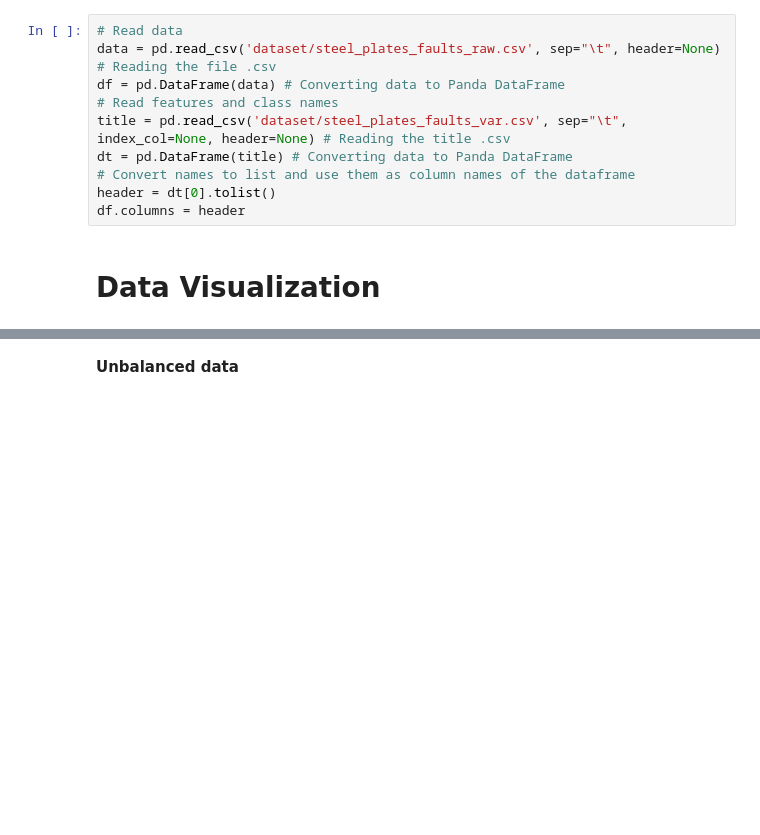
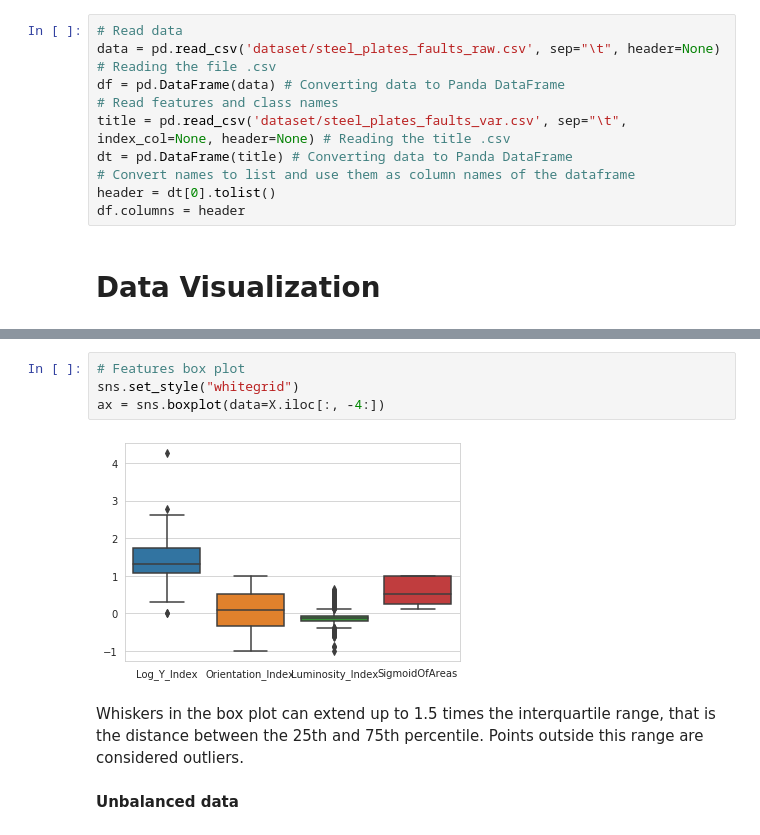
Before and after one commit to dn-lo/ECV_BigData, a Jupyter notebook: steelPlates.ipynb, the cells around one changed output, grey strips where cells are left out. Cells and saved outputs as stored; diff of their text form; blank space fills up the shorter version.

Commit message:
Add features boxplots

```diff
--- a/steelPlates.ipynb
+++ b/steelPlates.ipynb
@@ -71,6 +71,14 @@ X.describe()
 | 75% | 1053.000000 | 1072.000000 | 2.183073e+06 | 2.183084e+06 | 822.000000 | 84.000000 | 83.000000 | 8.301100e+04 | ... |
 | max | 1705.000000 | 1713.000000 | 1.298766e+07 | 1.298769e+07 | 152655.000000 | 10449.000000 | 18152.000000 | 1.159141e+07 | ... |
 8 rows × 27 columns
+# %%
+# Features box plot
+sns.set_style("whitegrid")
+ax = sns.boxplot(data=X.iloc[:, -4:])
+# %% [output]
+[figure, added]
+# %% [markdown]
+Whiskers in the box plot can extend up to 1.5 times the interquartile range, that is the distance between the 25th and 75th percentile. Points outside this range are considered outliers.
 # %% [markdown]
 **Unbalanced data**
 # %%
```
Also changed, not shown: parts of 1 cell of this notebook.
